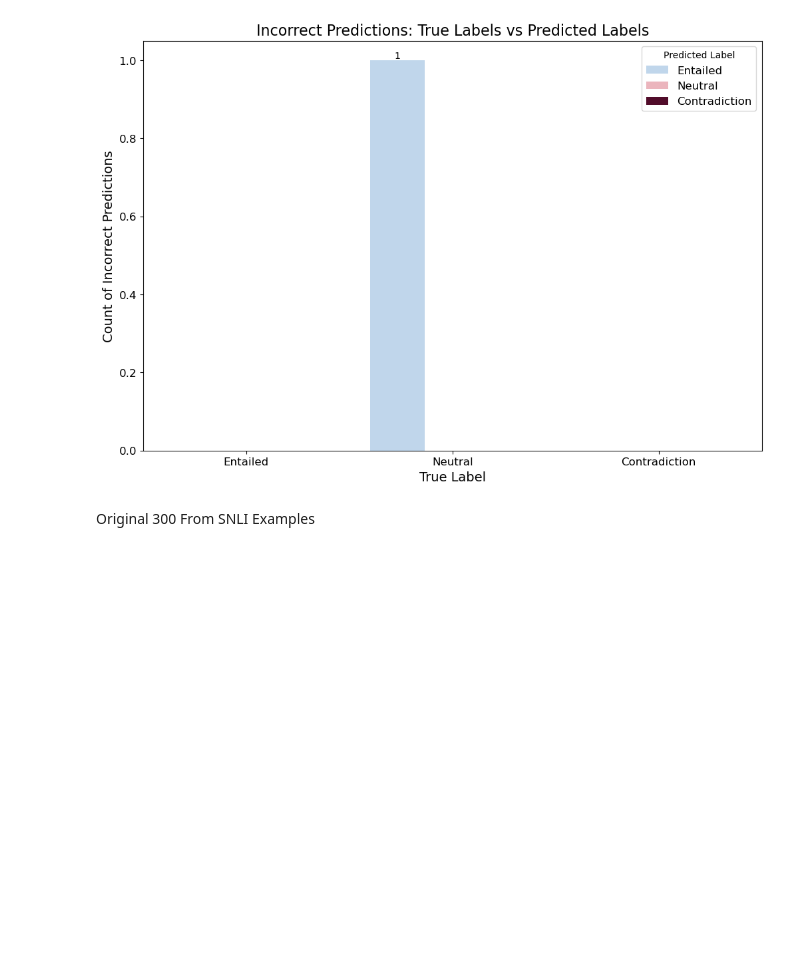
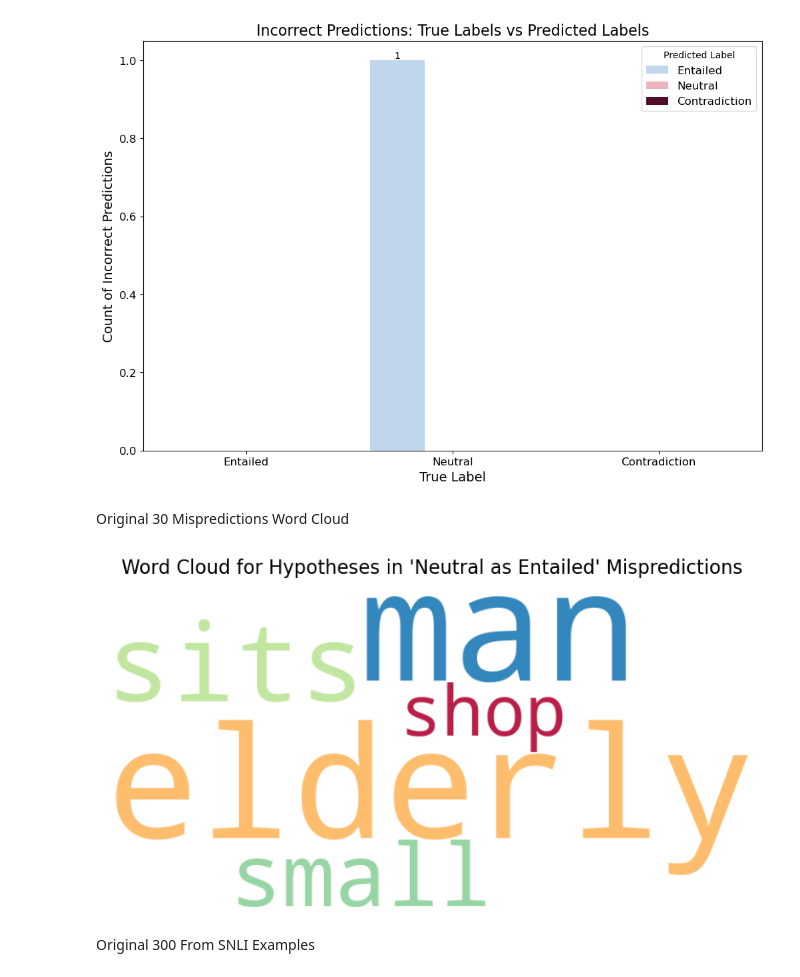
Before and after one commit to NightShadeugh/fp-dataset-artifacts, a Jupyter notebook: incorrect_pred.ipynb, the cells around one changed output. Drawn from its saved outputs; the diff is of its cells as text; code cells hidden in the pictures; blank space fills up the shorter version.

```diff
--- a/incorrect_pred.ipynb
+++ b/incorrect_pred.ipynb
@@ -136,6 +206,27 @@ plt.yticks(fontsize=12)
 plt.show()
 # %% [output]
 [figure]
+# %% [markdown]
+Original 30 Mispredictions Word Cloud
+# %%
+# Filter for a specific misprediction
+neutral_as_entailed = original_30[
+    (original_30['label_name'] == "Neutral") & (original_30['predicted_label_name'] == "Entailed")
+]
+
+# Combine only the hypotheses for the word cloud
+text_data = " ".join(neutral_as_entailed['hypothesis'])
+
+# Generate and plot the word cloud
+wordcloud = WordCloud(width=800, height=400, background_color='white', colormap='Spectral').generate(text_data)
+
+plt.figure(figsize=(10, 5))
+plt.imshow(wordcloud, interpolation="bilinear")
+plt.axis("off")
+plt.title("Word Cloud for Hypotheses in 'Neutral as Entailed' Mispredictions", fontsize=16)
+plt.show()
+# %% [output]
+[figure, added]
 # %% [markdown]
 Original 300 From SNLI Examples
 # %%
```
Also changed, not shown: parts of 10 cells of this notebook.
